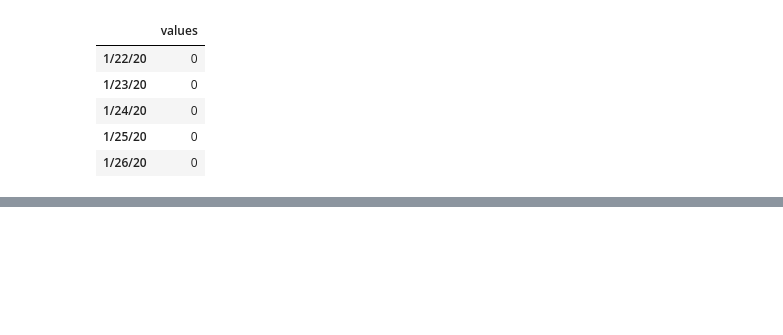
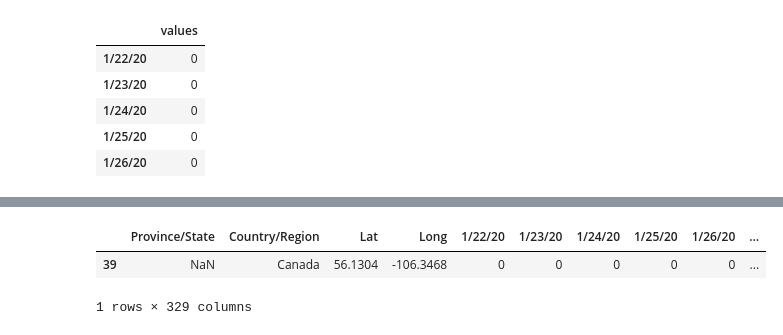
Before and after one commit to atkinssamuel/COVID-19-projection, a Jupyter notebook: project/atkins_1002951754_finalproject.ipynb, the cells around one changed output, grey strips where cells are left out. Cells and saved outputs as stored; diff of their text form; code cells hidden in the pictures; blank space fills up the shorter version.

```diff
--- a/project/atkins_1002951754_finalproject.ipynb
+++ b/project/atkins_1002951754_finalproject.ipynb
@@ -361,3 +432,7 @@ bc.head()
 | 1/24/20 | 0 |
 | 1/25/20 | 0 |
 | 1/26/20 | 0 |
+# %%
+# extracting recovered persons data from https://github.com/CSSEGISandData/COVID-19/blob/master/csse_covid_19_data/csse_covid_19_time_series/time_series_covid19_recovered_global.csv
+gb_rec = pd.read_csv("../data/time_series_covid19_recovered_global.csv")
+gb_rec.head()
@@ -363,0 +447,7 @@ bc.head()
+# %%
+# provided dataset does not include any information about BC
+gb_rec[gb_rec["Country/Region"] == "Canada"].head()
+# %% [output]
+|  | Province/State | Country/Region | Lat | Long | 1/22/20 | 1/23/20 | 1/24/20 | 1/25/20 | 1/26/20 | ... |
+| 39 | NaN | Canada | 56.1304 | -106.3468 | 0 | 0 | 0 | 0 | 0 | ... |
+1 rows × 329 columns
```
Also changed, not shown: parts of 28 cells of this notebook, 13 other files.
